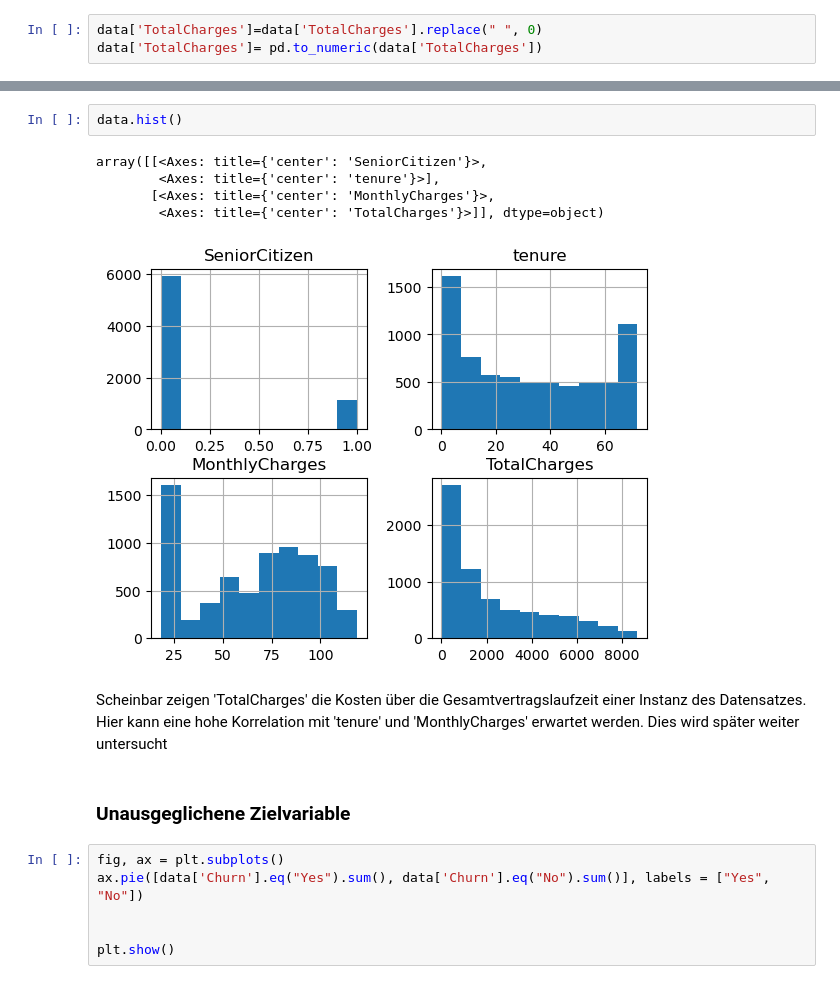
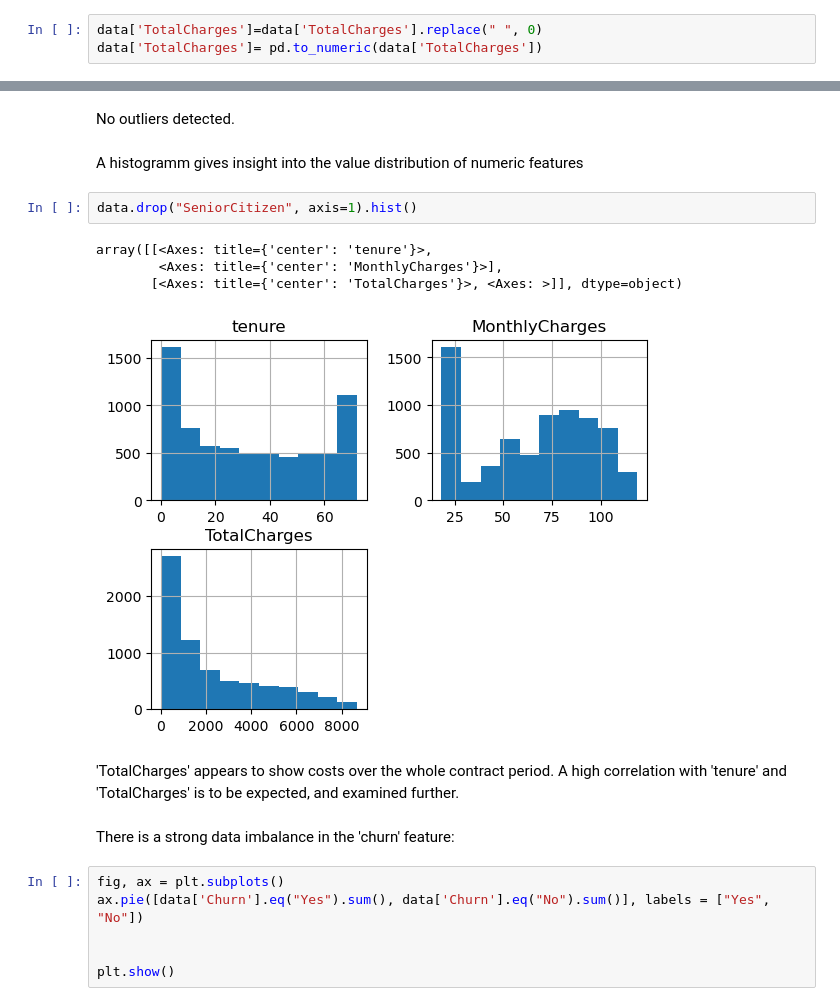
Before and after one commit to Gepolter/ChurnPrediction, a Jupyter notebook: ChurnPrediction.ipynb, the cells around one changed output, grey strips where cells are left out. Saved outputs shown, nothing was run; the diff lists cells and outputs as text.

```diff
--- a/ChurnPrediction.ipynb
+++ b/ChurnPrediction.ipynb
@@ -136,15 +203,18 @@ data['TotalCharges']= pd.to_numeric(data['TotalCharges'])
+# %% [markdown]
+No outliers detected.
+# %% [markdown]
+A histogramm gives insight into the value distribution of numeric features
 # %%
-data.hist()
+data.drop("SeniorCitizen", axis=1).hist()
 # %% [output]
-array([[<Axes: title={'center': 'SeniorCitizen'}>,
-        <Axes: title={'center': 'tenure'}>],
-       [<Axes: title={'center': 'MonthlyCharges'}>,
-        <Axes: title={'center': 'TotalCharges'}>]], dtype=object)
+array([[<Axes: title={'center': 'tenure'}>,
+        <Axes: title={'center': 'MonthlyCharges'}>],
+       [<Axes: title={'center': 'TotalCharges'}>, <Axes: >]], dtype=object)
-[figure, old version]
+[figure, new version]
-# %% [markdown]
-Scheinbar zeigen 'TotalCharges' die Kosten über die Gesamtvertragslaufzeit einer Instanz des Datensatzes. Hier kann eine hohe Korrelation mit 'tenure' und 'MonthlyCharges' erwartet werden. Dies wird später weiter untersucht
-# %% [markdown]
-### Unausgeglichene Zielvariable
+# %% [markdown]
+'TotalCharges' appears to show costs over the whole contract period. A high correlation with 'tenure' and 'TotalCharges' is to be expected, and examined further.
+# %% [markdown]
+There is a strong data imbalance in the 'churn' feature:
 # %%
 fig, ax = plt.subplots()
 ax.pie([data['Churn'].eq("Yes").sum(), data['Churn'].eq("No").sum()], labels = ["Yes", "No"])
```
Also changed, not shown: parts of 114 cells of this notebook.
